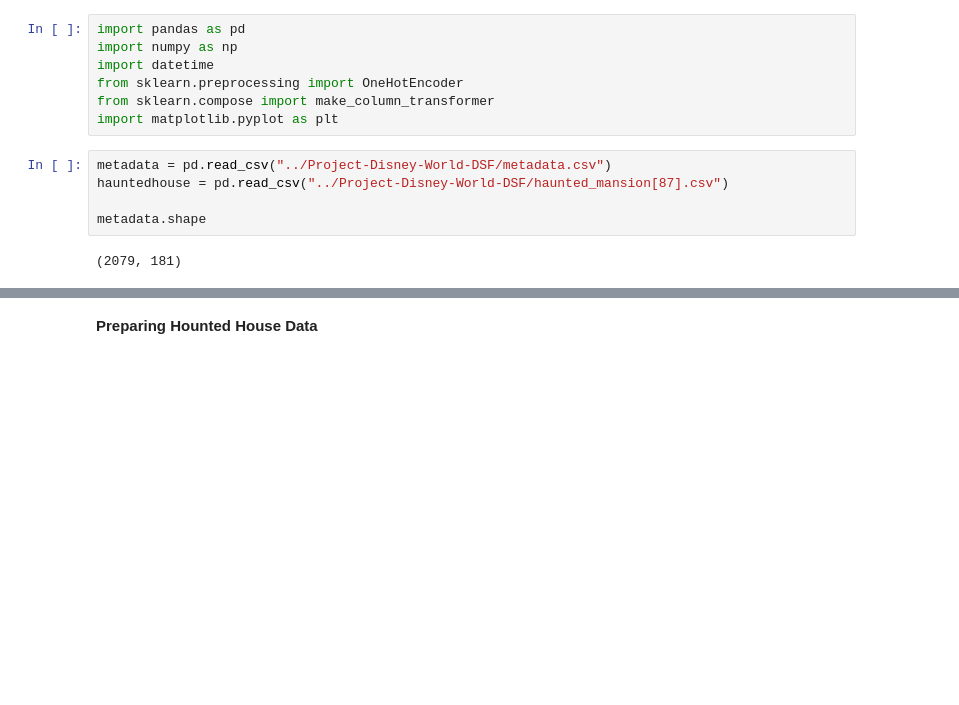
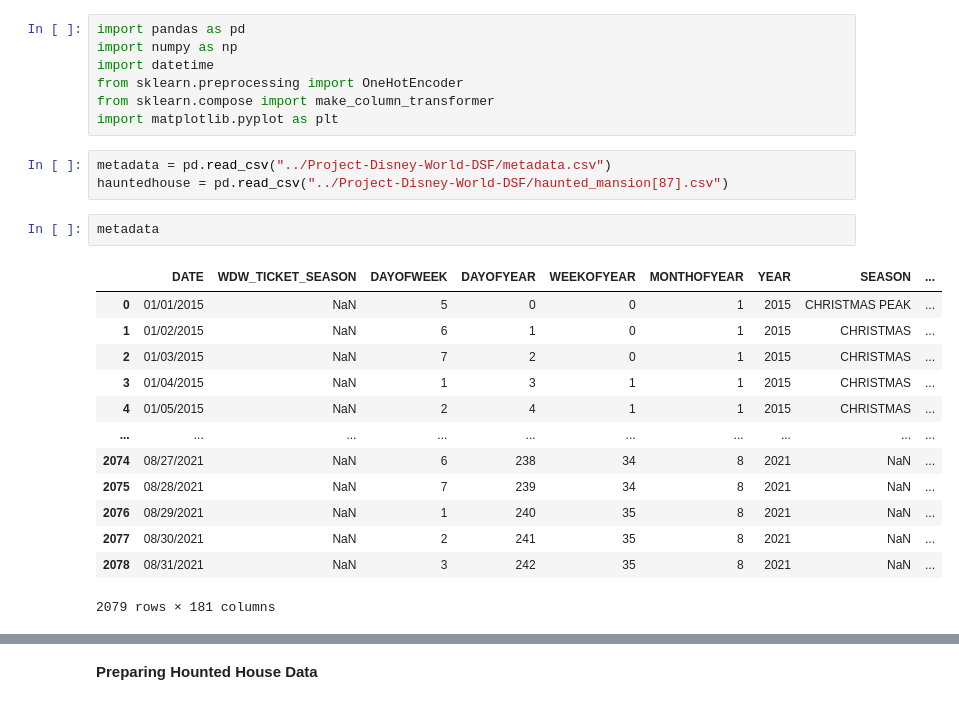
Before and after one commit to Anninam/Project-Disney-World-DSF, a Jupyter notebook: data_cleaning copy 3.ipynb, the cells around one changed output, grey strips where cells are left out. Cells and saved outputs as stored; diff of their text form; blank space fills up the shorter version.

```diff
--- a/data_cleaning copy 3.ipynb
+++ b/data_cleaning copy 3.ipynb
@@ -8,7 +8,19 @@ import matplotlib.pyplot as plt
 # %%
 metadata = pd.read_csv("../Project-Disney-World-DSF/metadata.csv")
 hauntedhouse = pd.read_csv("../Project-Disney-World-DSF/haunted_mansion[87].csv")
-
-metadata.shape
-# %% [output]
-(2079, 181)
+# %%
+metadata
+# %% [output]
+|  | DATE | WDW_TICKET_SEASON | DAYOFWEEK | DAYOFYEAR | WEEKOFYEAR | MONTHOFYEAR | YEAR | SEASON | ... |
+| 0 | 01/01/2015 | NaN | 5 | 0 | 0 | 1 | 2015 | CHRISTMAS PEAK | ... |
+| 1 | 01/02/2015 | NaN | 6 | 1 | 0 | 1 | 2015 | CHRISTMAS | ... |
+| 2 | 01/03/2015 | NaN | 7 | 2 | 0 | 1 | 2015 | CHRISTMAS | ... |
+| 3 | 01/04/2015 | NaN | 1 | 3 | 1 | 1 | 2015 | CHRISTMAS | ... |
+| 4 | 01/05/2015 | NaN | 2 | 4 | 1 | 1 | 2015 | CHRISTMAS | ... |
+| ... | ... | ... | ... | ... | ... | ... | ... | ... | ... |
+| 2074 | 08/27/2021 | NaN | 6 | 238 | 34 | 8 | 2021 | NaN | ... |
+| 2075 | 08/28/2021 | NaN | 7 | 239 | 34 | 8 | 2021 | NaN | ... |
+| 2076 | 08/29/2021 | NaN | 1 | 240 | 35 | 8 | 2021 | NaN | ... |
+| 2077 | 08/30/2021 | NaN | 2 | 241 | 35 | 8 | 2021 | NaN | ... |
+| 2078 | 08/31/2021 | NaN | 3 | 242 | 35 | 8 | 2021 | NaN | ... |
+2079 rows × 181 columns
```
Also changed, not shown: parts of 9 cells of this notebook.
